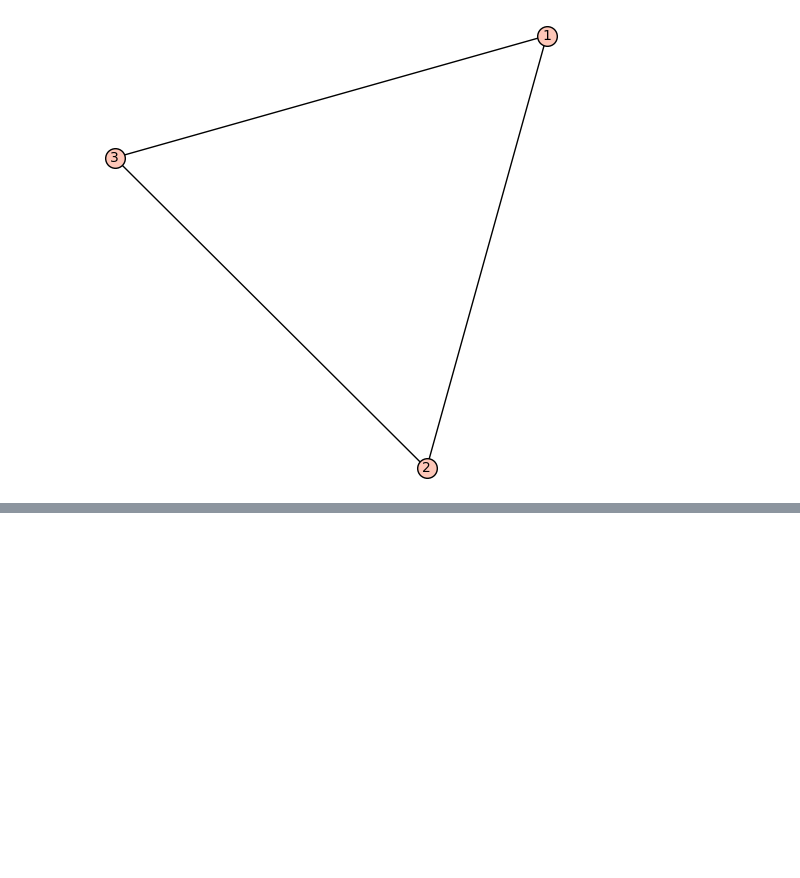
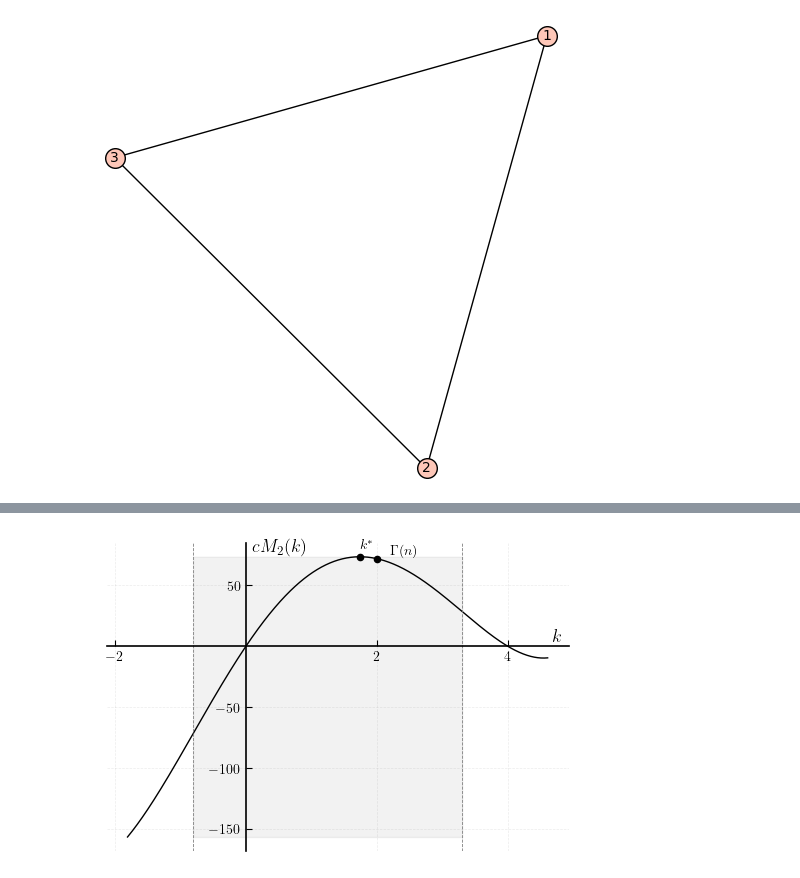
Before and after one commit to LukaLavs/project-group-11, a Jupyter notebook: notebooks/experiments.ipynb, the cells around one changed output, grey strips where cells are left out. Saved outputs shown, nothing was run; the diff lists cells and outputs as text; code cells hidden in the pictures; blank space fills up the shorter version.

```diff
--- a/notebooks/experiments.ipynb
+++ b/notebooks/experiments.ipynb
@@ -5,3 +12,100 @@ G = Graph([(1,2), (2,3), (3,1)])
 G.plot(vertex_labels=True).show()
 # %% [output]
 [figure]
+# %%
+import numpy as np
+import matplotlib.pyplot as plt
+from src import (
+    cM2, func, optimal_k, convex_from, convex_up_to,
+)
+
+n = 5
+x__func = func(n)
+x__convex_from = convex_from(n).real
+x__convex_up_to = convex_up_to(n).real
+x__optimal_k = optimal_k(n)
+X = np.linspace(x__convex_up_to - 1, x__convex_from + 1.3, 1000)
+Y__cM2 = np.array([float(cM2(n, k)) for k in X])
+print(x__convex_from, x__convex_up_to)
+
+# ---------------- MINIMALISTIC PLOT ----------------
+import numpy as np
+import matplotlib.pyplot as plt
+
+# --- LaTeX aesthetic ---
+plt.rcParams.update({
+    "text.usetex": True,
+    "font.family": "serif",
+    "font.size": 12,
+    "axes.spines.right": False,
+    "axes.spines.top": False
+})
+
+fig, ax = plt.subplots(figsize=(5, 3.5))
+
+# === Main curve (thinner) ===
+ax.plot(
+    X, Y__cM2,
+    color="black",
+    linewidth=1.0,  # thinner
+    label=rf"$cM_2(n,{n})$"
+)
+
+# === Vertical reference lines (thinner) ===
+line_style = {"color": "gray", "linestyle": "--", "linewidth": 0.6}
+ax.axvline(x__convex_from, **line_style)
+ax.axvline(x__convex_up_to, **line_style)
+
+# === Shaded area between two dotted lines ===
+ax.fill_between(X, Y__cM2.min(), Y__cM2.max(),
+                where=(X >= x__convex_up_to) & (X <= x__convex_from),
+                color="gray", alpha=0.1)
+
+# === Plot key points on the curve (smaller markers) ===
+k_points = [x__func, x__optimal_k]
+y_points = [cM2(n, x) for x in k_points]
+ax.scatter(k_points, y_points, color="black", s=20, zorder=5)  # smaller points
+
+# Add labels next to points
+offset = 0.2
+ax.text(x__func, y_points[0] + 5, r"$k^*$", va='bottom', ha='left', fontsize=10, color='black')
+ax.text(x__optimal_k + offset, y_points[1], r"$\Gamma(n)$", va='bottom', ha='left', fontsize=10, color='black')
+
+# X-axis
+xticks = ax.get_xticks()              # get current tick positions
+xticks = [x for x in xticks if x != 0]  # remove 0
+ax.set_xticks(xticks)
+
+# Y-axis
+yticks = ax.get_yticks()
+yticks = [y for y in yticks if y != 0]
+ax.set_yticks(yticks)
+
+# === Axes styling ===
+ax.spines["left"].set_position("zero")
+ax.spines["bottom"].set_position("zero")
+ax.spines["bottom"].set_linewidth(1.2)
+ax.spines["left"].set_linewidth(1.2)
+ax.spines["bottom"].set_color("black")
+ax.spines["left"].set_color("black")
+ax.spines["top"].set_visible(False)
+ax.spines["right"].set_visible(False)
+
+# Light grid
+ax.grid(True, color="gray", alpha=0.15, linestyle="--", linewidth=0.5)
+
+# Ticks (prevent overlapping)
+ax.tick_params(direction="in", length=4, width=0.8, colors="black", labelsize=10)
+ax.locator_params(axis='x', nbins=6)  # fewer x-axis ticks
+ax.locator_params(axis='y', nbins=6)  # fewer y-axis ticks
+
+# Axis labels on axes
+ax.text(X[-1] + 0.2, np.max(Y__cM2)*0.19, r"$k$", va='top', ha='right', fontsize=13, color='black')
+ax.text(0.1, np.max(Y__cM2), r"$cM_2(k)$", va='bottom', ha='left', fontsize=13, color='black')
+
+
+plt.tight_layout()
+plt.savefig("images/cM2_plot.pgf")
+plt.savefig("images/cM2_plot.pdf", bbox_inches='tight')
+plt.show()
+# %% [output]
@@ -7,0 +114 @@ G.plot(vertex_labels=True).show()
+[figure, added]
```
Also changed, not shown: parts of 3 cells of this notebook, 11 other files.
